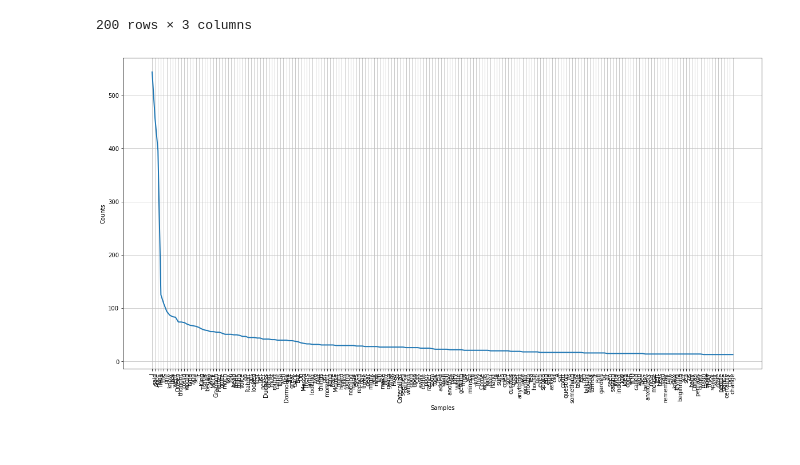
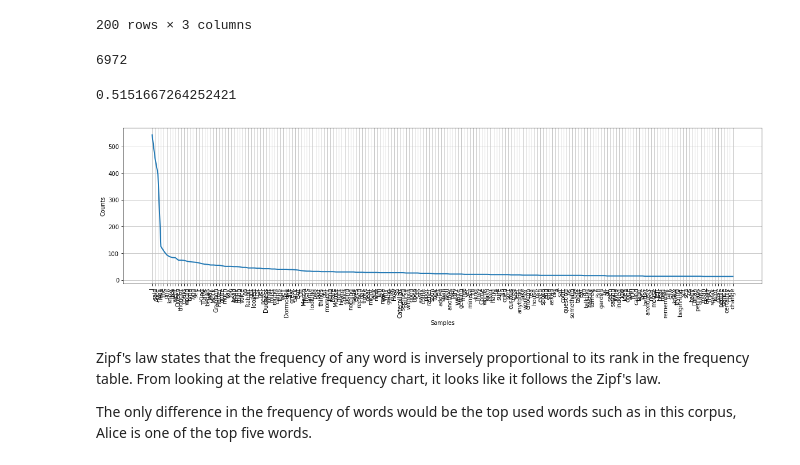
Before and after one commit to shcuny/CUNY-IS620, a Jupyter notebook: Week 8 High Frequency Words.ipynb, the cells around one changed output. Cells and saved outputs as stored; diff of their text form; code cells hidden in the pictures.

```diff
--- a/Week 8 High Frequency Words.ipynb
+++ b/Week 8 High Frequency Words.ipynb
@@ -90,12 +88,22 @@ top_words
 | 198 | cook | 13 | 0.000932 |
 | 199 | change | 13 | 0.000932 |
 200 rows × 3 columns
+# %%
+half= total_words/2
+half
+# %% [output]
+6972
+# %%
+#The top 200 words is about half the unique words
+top_words['relative_freq'].sum()
+# %% [output]
+0.5151667264252421
 # %%
 #Top 200 words graph
 import matplotlib.pyplot as plt
 %matplotlib inline
 
-plt.figure(figsize=(20, 10))
+plt.figure(figsize=(20, 5))
 freq_words.plot(200)
 # %% [output]
-[figure, old version]
+[figure, new version]
@@ -105,0 +110,4 @@ freq_words.plot(200)
+# %% [markdown]
+Zipf's law states that the frequency of any word is inversely proportional to its rank in the frequency table.  From looking at the relative frequency chart, it looks like it follows the Zipf's law.
+
+The only difference in the frequency of words would be the top used words such as in this corpus, Alice is one of the top five words.
```
Also changed, not shown: parts of 4 cells of this notebook.
